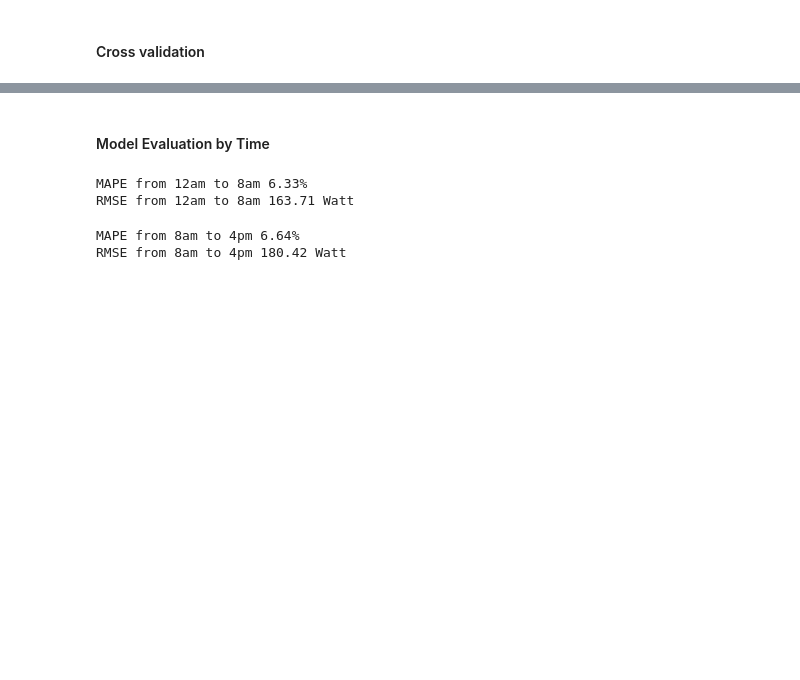
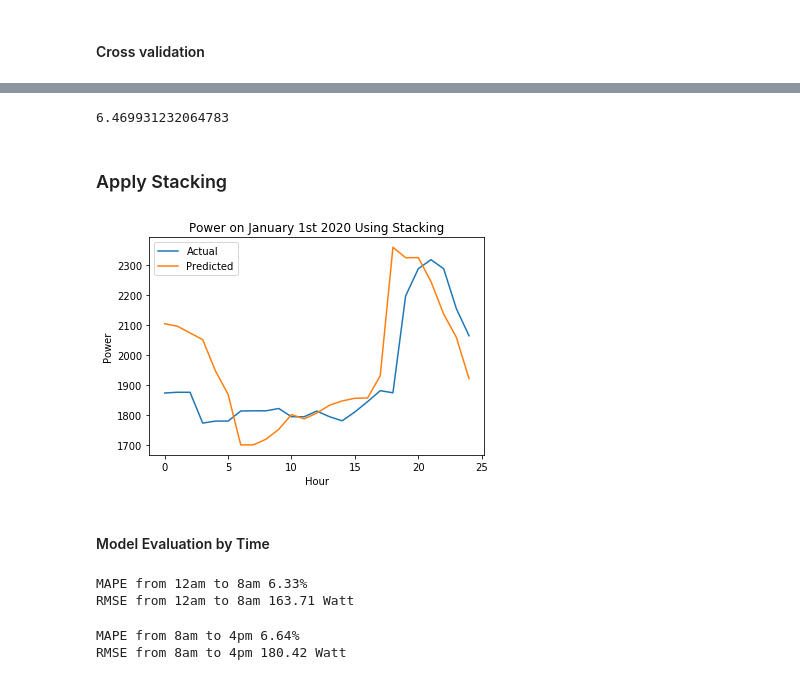
Before and after one commit to ghaffaru/electric-load-demand-forecast, a Jupyter notebook: notebooks/short-term/train_national.ipynb, the cells around one changed output, grey strips where cells are left out. Drawn from its saved outputs; the diff is of its cells as text; code cells hidden in the pictures; blank space fills up the shorter version.

Commit message:
stacked multiple learners

```diff
--- a/notebooks/short-term/train_national.ipynb
+++ b/notebooks/short-term/train_national.ipynb
@@ -406,0 +474,2 @@ plt.savefig('../../figs/randomForest-mae=' + str(round(mae,2)) + ',mape=' + str(
+# %%
+meta_learner.fit(predictions.head(3970), y_test.head(3970))
@@ -406,0 +485,6 @@ plt.savefig('../../figs/randomForest-mae=' + str(round(mae,2)) + ',mape=' + str(
+# %%
+cv_stack = cross_val_score(meta_learner, predictions.head(3970), y_test.head(3970),
+                                    cv=tscv,
+                                    scoring="neg_mean_absolute_error")
+mae = cv_stack.mean() * (-1)
+mae
@@ -407,10 +498,28 @@ plt.savefig('../../figs/randomForest-mae=' + str(round(mae,2)) + ',mape=' + str(
+# %%
+prediction = meta_learner.predict(predictions.tail(3970))
+error = mean_absolute_percentage_error(prediction, y_test.tail(3970))
+error
+# %% [output]
+6.469931232064783
+# %% [markdown]
+### Apply Stacking
+# %%
+y_pred_stack = meta_learner.predict(
+    pd.DataFrame({
+        'learner1' : base_learner1.predict(january1st2020.drop(['Date', 'Power', 'ActualDate'], axis=1)),
+        'learner2' : base_learner2.predict(january1st2020.drop(['Date', 'Power', 'ActualDate'], axis=1)),
+        'learner3' : base_learner3.predict(january1st2020.drop(['Date', 'Power', 'ActualDate'], axis=1))
+}))
 # %%
-# plt.plot(np.arange(25), y_pred[25:50])
-# plt.plot(np.arange(25), january1st2020.Power[25:50])
-# plt.xlabel('Hour')
-# plt.ylabel('Power')
-# plt.title('Power on January 2nd 2020')
-# plt.legend(['Actual', 'Predicted'])
+plt.plot(np.arange(25), y_pred_stack[:25])
+plt.plot(np.arange(25), january1st2020.Power[:25])
+plt.xlabel('Hour')
+plt.ylabel('Power')
+plt.title('Power on January 1st 2020 Using Stacking')
+plt.legend(['Actual', 'Predicted'])
+plt.savefig('../../figs/stack-mae=' + str(round(mae,2)) + ',mape=' + str(round(error,2)) + '.jpg')
+# %% [output]
+[figure, added]
 # %% [markdown]
 #### Model Evaluation by Time
 # %%
```
Also changed, not shown: parts of 18 cells of this notebook, 7 other files.
